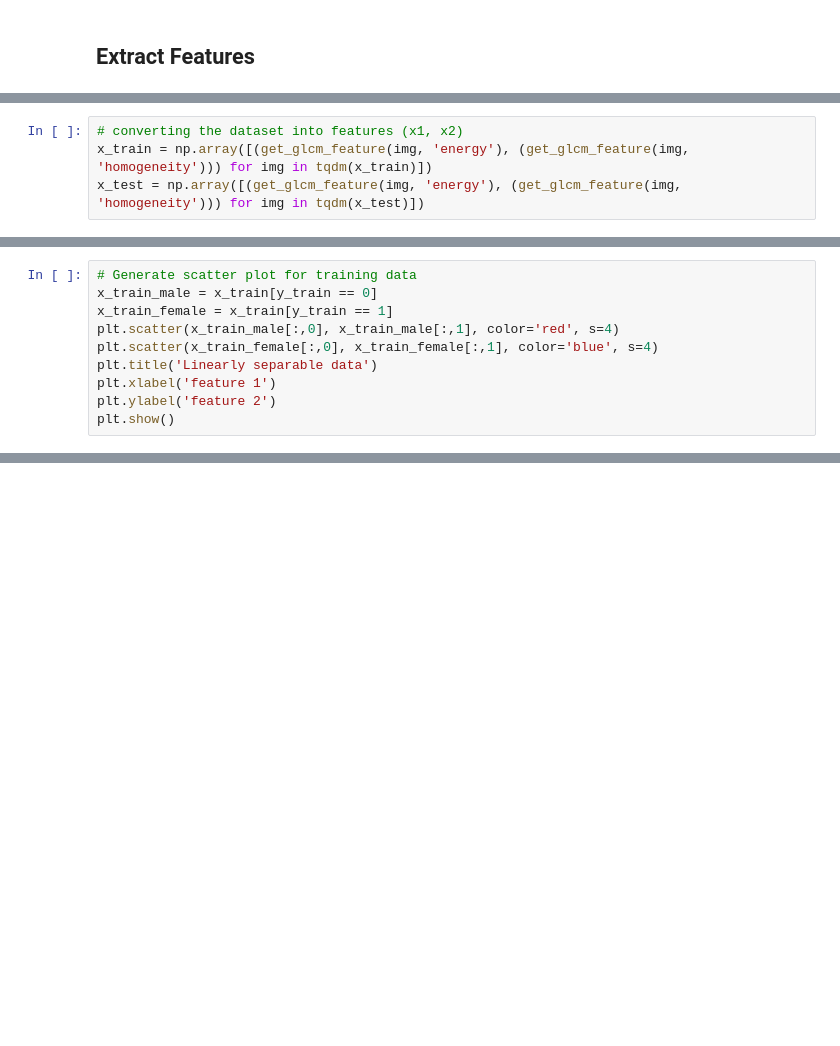
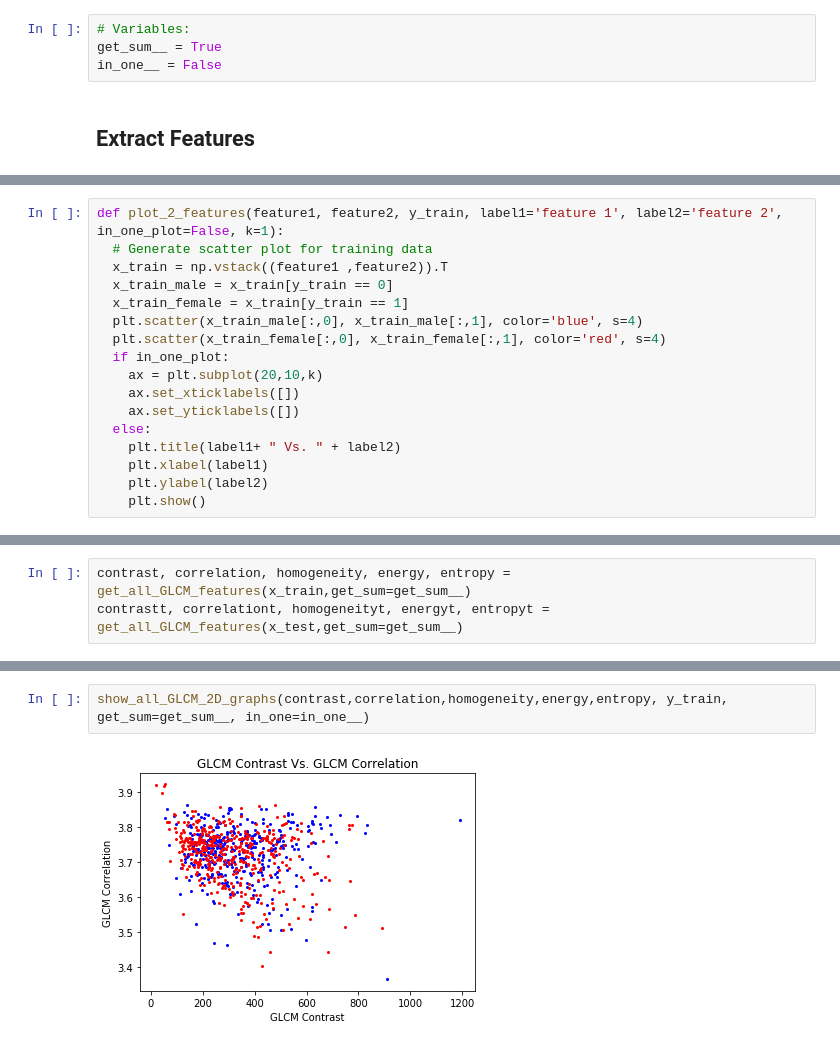
Before and after one commit to radwaahmed2132000/Gender-Classification-ICDAR2013, a Jupyter notebook: Features/FindGLCMFeatures.ipynb, the cells around one changed output, grey strips where cells are left out. Cells and saved outputs as stored; diff of their text form; blank space fills up the shorter version.

Commit message:
Added All 5 GLCM Features
Contrast, Correlation, Homogeneity, Energy & Entropy.
Added some visualization functions.

```diff
--- a/Features/FindGLCMFeatures.ipynb
+++ b/Features/FindGLCMFeatures.ipynb
@@ -16,3 +17,7 @@ from sklearn import metrics
+# %%
+# Variables:
+get_sum__ = True
+in_one__ = False
 # %% [markdown]
 ## Extract Features
 # %%
@@ -23,4 +36,0 @@ def get_glcm_feature(gray_scale_img, name):
-# %%
-# converting the dataset into features (x1, x2)
-x_train = np.array([(get_glcm_feature(img, 'energy'), (get_glcm_feature(img, 'homogeneity'))) for img in tqdm(x_train)])
-x_test = np.array([(get_glcm_feature(img, 'energy'), (get_glcm_feature(img, 'homogeneity'))) for img in tqdm(x_test)])
@@ -27,10 +60,17 @@ x_test = np.array([(get_glcm_feature(img, 'energy'), (get_glcm_feature(img, 'hom
 # %%
-# Generate scatter plot for training data
-x_train_male = x_train[y_train == 0]
-x_train_female = x_train[y_train == 1]
-plt.scatter(x_train_male[:,0], x_train_male[:,1], color='red', s=4)
-plt.scatter(x_train_female[:,0], x_train_female[:,1], color='blue', s=4)
-plt.title('Linearly separable data')
-plt.xlabel('feature 1')
-plt.ylabel('feature 2')
-plt.show()
+def plot_2_features(feature1, feature2, y_train, label1='feature 1', label2='feature 2', in_one_plot=False, k=1):
+  # Generate scatter plot for training data
+  x_train = np.vstack((feature1 ,feature2)).T
+  x_train_male = x_train[y_train == 0]
+  x_train_female = x_train[y_train == 1]
+  plt.scatter(x_train_male[:,0], x_train_male[:,1], color='blue', s=4)
+  plt.scatter(x_train_female[:,0], x_train_female[:,1], color='red', s=4)
+  if in_one_plot:
+    ax = plt.subplot(20,10,k)
+    ax.set_xticklabels([])
+    ax.set_yticklabels([])
+  else:
+    plt.title(label1+ " Vs. " + label2)
+    plt.xlabel(label1)
+    plt.ylabel(label2)
+    plt.show()
@@ -38,0 +152,3 @@ plt.show()
+# %%
+contrast, correlation, homogeneity, energy, entropy = get_all_GLCM_features(x_train,get_sum=get_sum__)
+contrastt, correlationt, homogeneityt, energyt, entropyt = get_all_GLCM_features(x_test,get_sum=get_sum__)
@@ -38,0 +167,4 @@ plt.show()
+# %%
+show_all_GLCM_2D_graphs(contrast,correlation,homogeneity,energy,entropy, y_train, get_sum=get_sum__, in_one=in_one__)
+# %% [output]
+[figure, added]
```
Also changed, not shown: parts of 10 cells of this notebook.
